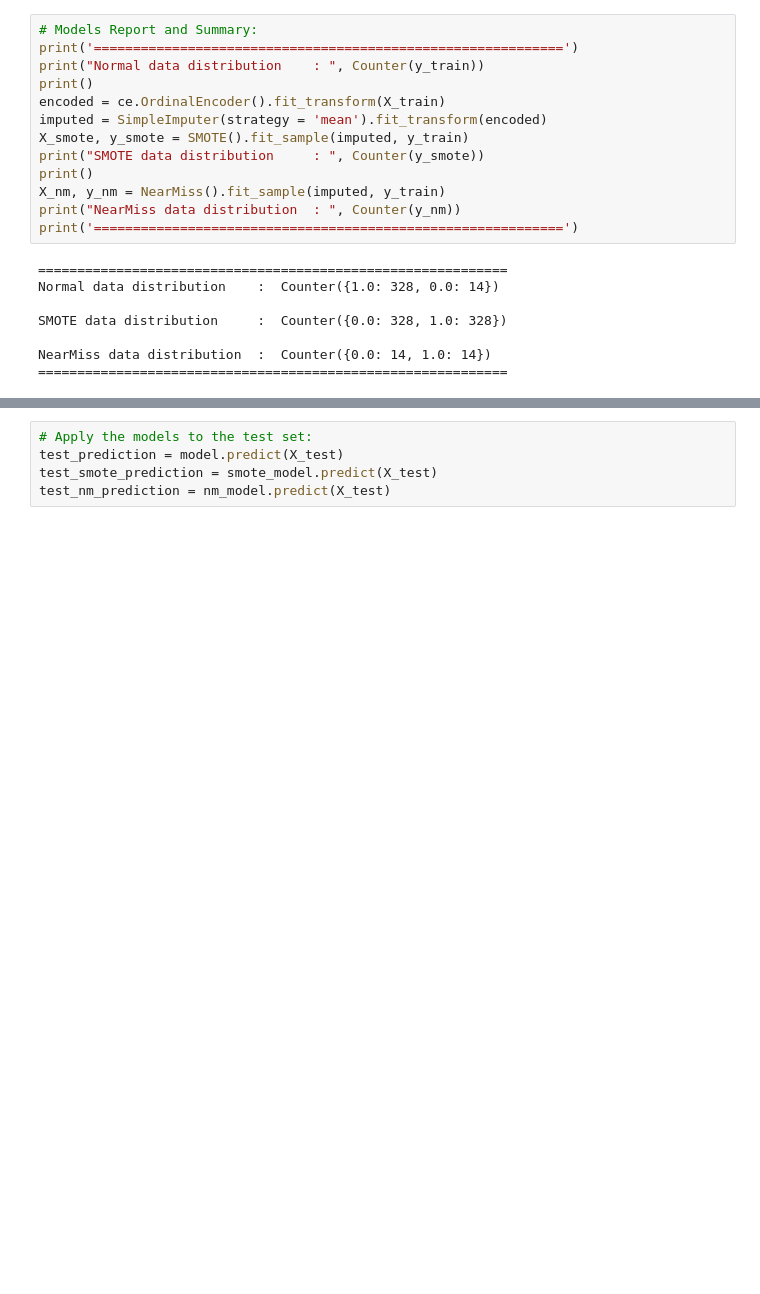
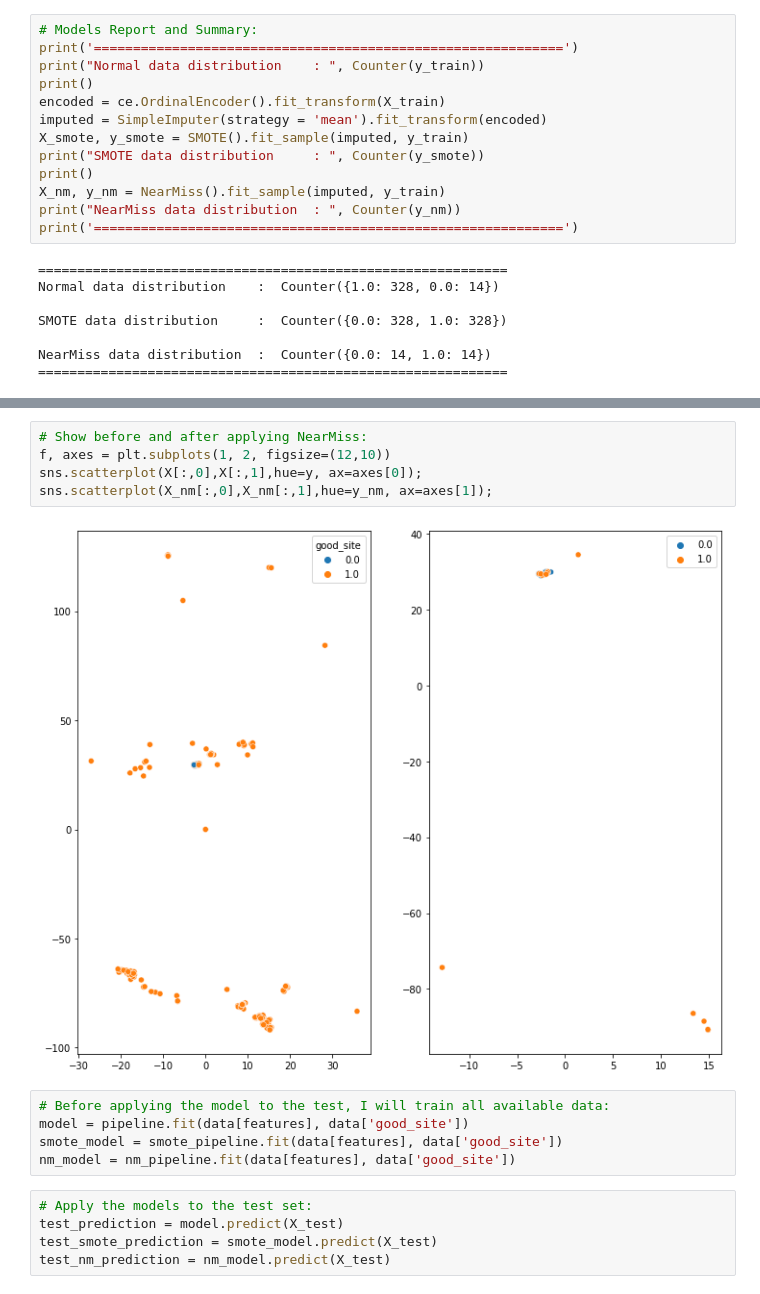
Before and after one commit to BloomTech-Labs/bridges-to-prosperity-ds-d, a Jupyter notebook: notebooks/B2P_Model.ipynb, the cells around one changed output, grey strips where cells are left out. Drawn from its saved outputs; the diff is of its cells as text; blank space fills up the shorter version.

```diff
--- a/notebooks/B2P_Model.ipynb
+++ b/notebooks/B2P_Model.ipynb
@@ -277,3 +296,15 @@ NearMiss Pipeline Score:  0.9186046511627907
+# %%
+# Show before and after applying NearMiss:
+f, axes = plt.subplots(1, 2, figsize=(12,10))
+sns.scatterplot(X[:,0],X[:,1],hue=y, ax=axes[0]);
+sns.scatterplot(X_nm[:,0],X_nm[:,1],hue=y_nm, ax=axes[1]);
+# %% [output]
+[figure, added]
+# %%
+# Before applying the model to the test, I will train all available data:
+model = pipeline.fit(data[features], data['good_site'])
+smote_model = smote_pipeline.fit(data[features], data['good_site'])
+nm_model = nm_pipeline.fit(data[features], data['good_site'])
 # %%
 # Apply the models to the test set:
 test_prediction = model.predict(X_test)
```
Also changed, not shown: parts of 11 cells of this notebook.
